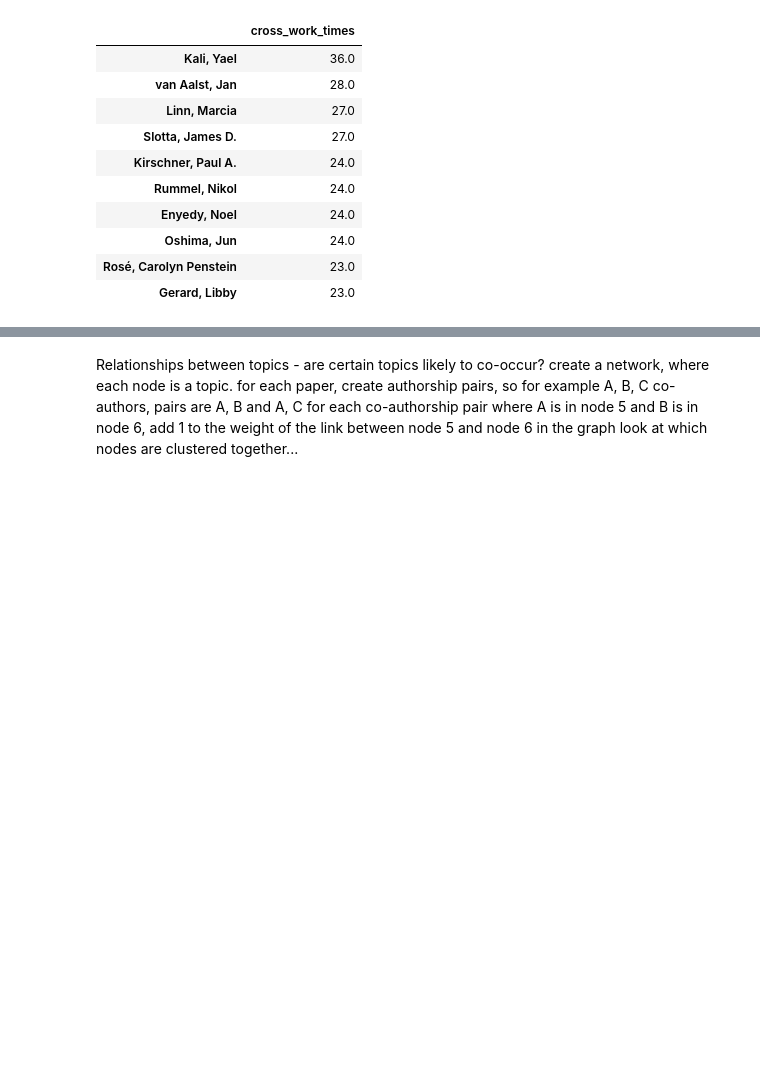
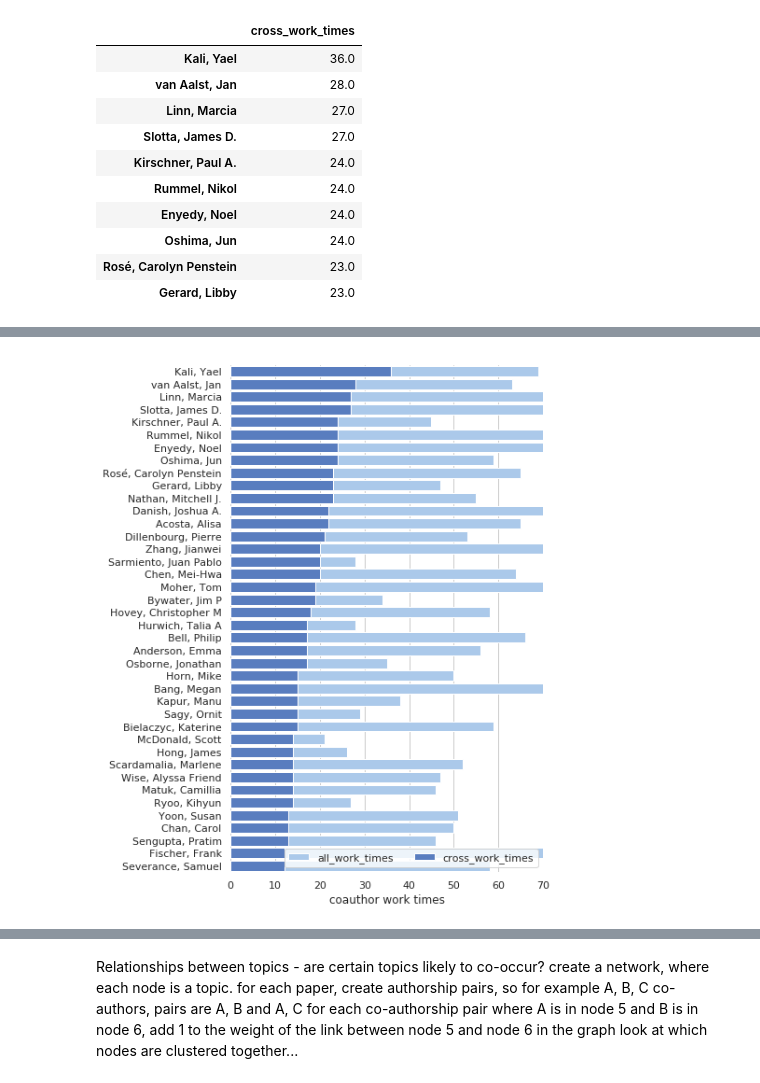
Before and after one commit to sting1000/semester-project, a Jupyter notebook: Topic Modeling.ipynb, the cells around one changed output, grey strips where cells are left out. Saved outputs shown, nothing was run; the diff lists cells and outputs as text; code cells hidden in the pictures; blank space fills up the shorter version.

```diff
--- a/Topic Modeling.ipynb
+++ b/Topic Modeling.ipynb
@@ -1379,3 +1381,11 @@ df_coauthor_time.sort_values(by='cross_work_times', ascending =False).head(10)
 | Oshima, Jun | 24.0 |
 | Rosé, Carolyn Penstein | 23.0 |
 | Gerard, Libby | 23.0 |
+# %%
+t = pd.DataFrame(co_auth.sum(axis=0))
+t.columns = ['all_work_times']
+df_cross_work = df_coauthor_time.sort_values(by='cross_work_times', ascending =False).merge(t,left_index=True, right_index=True)
+df_cross_work = df_cross_work.reset_index()
+df_cross_work.columns = ['name', 'cross_work_times', 'all_work_times']
+df_cross_work['ratio'] = df_cross_work.cross_work_times/df_cross_work.all_work_times
+df_cross_work.head()
@@ -1381,0 +1399,24 @@ df_coauthor_time.sort_values(by='cross_work_times', ascending =False).head(10)
+# %%
+interest_number = 40
+sns.set(style="whitegrid")
+
+# Initialize the matplotlib figure
+f, ax = plt.subplots(figsize=(6, 10))
+
+# Plot the total crashes
+sns.set_color_codes("pastel")
+sns.barplot(x="all_work_times", y="name", data=df_cross_work.head(interest_number),
+            label="all_work_times", color="b")
+
+# Plot the crashes where alcohol was involved
+sns.set_color_codes("muted")
+sns.barplot(x="cross_work_times", y="name", data=df_cross_work.head(interest_number),
+            label="cross_work_times", color="b")
+
+# Add a legend and informative axis label
+ax.legend(ncol=2, loc="lower right", frameon=True)
+ax.set(xlim=(0, 70), ylabel="",
+       xlabel="coauthor work times")
+sns.despine(left=True, bottom=True)
+# %% [output]
+[figure, added]
```
Also changed, not shown: parts of 12 cells of this notebook.
